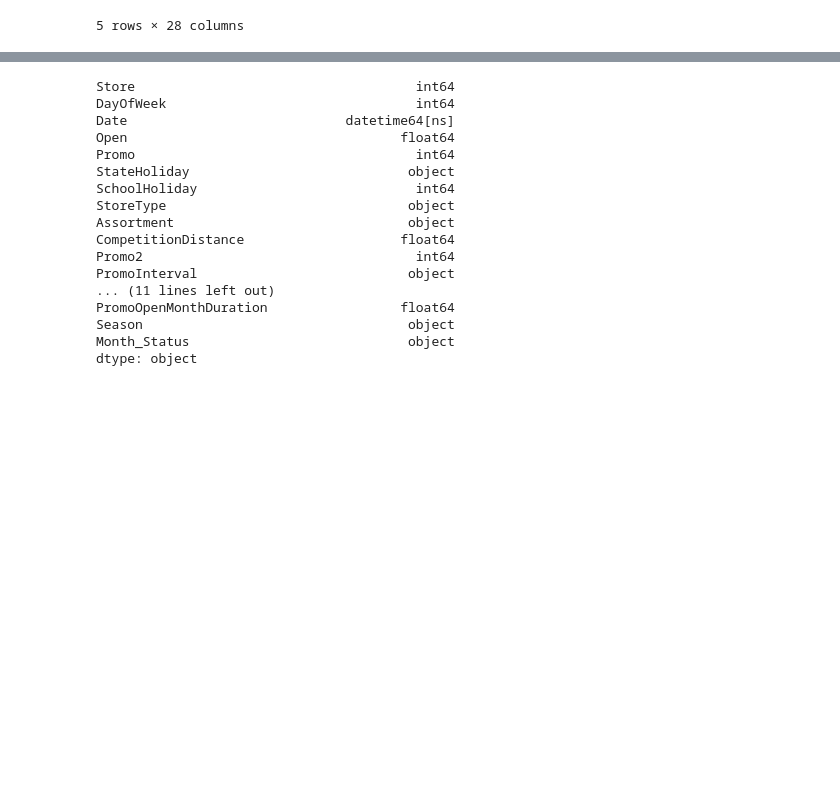
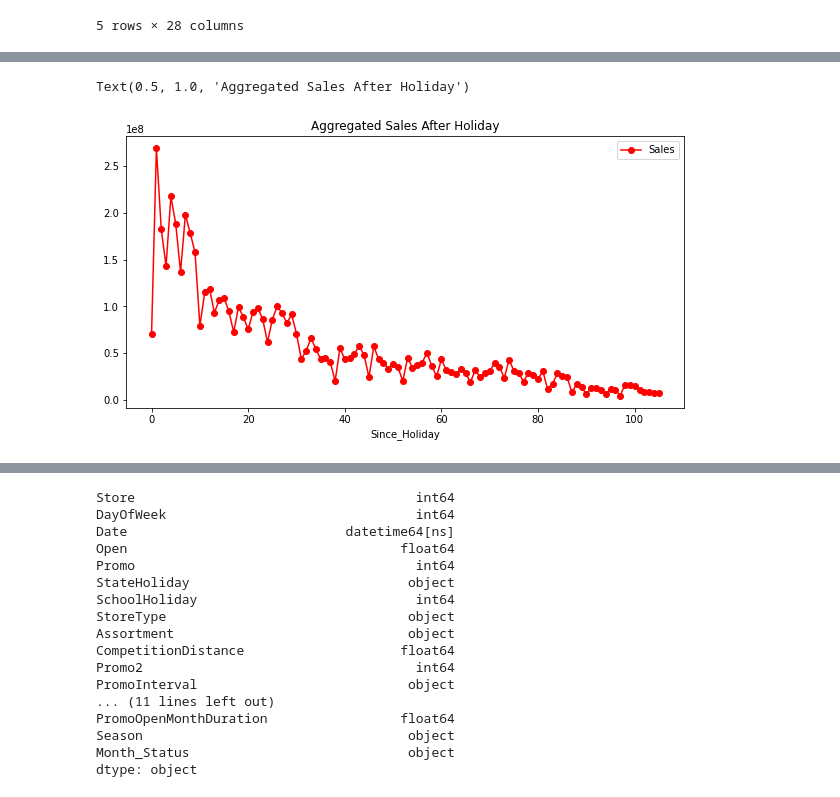
Before and after one commit to isaaclucky/sales-prediction, a Jupyter notebook: notebooks/sales_dataprep.ipynb, the cells around one changed output, grey strips where cells are left out. Drawn from its saved outputs; the diff is of its cells as text; code cells hidden in the pictures; blank space fills up the shorter version.

```diff
--- a/notebooks/sales_dataprep.ipynb
+++ b/notebooks/sales_dataprep.ipynb
@@ -37,0 +52,6 @@ train.df.sample(5)
+# %%
+axis = train.df.groupby('Since_Holiday')[['Sales']].sum().plot(figsize = (10,5), marker = 'o', color = 'r')
+axis.set_title('Aggregated Sales After Holiday')
+# %% [output]
+Text(0.5, 1.0, 'Aggregated Sales After Holiday')
+[figure, added]
```
Also changed, not shown: parts of 12 cells of this notebook, 4 other files.
